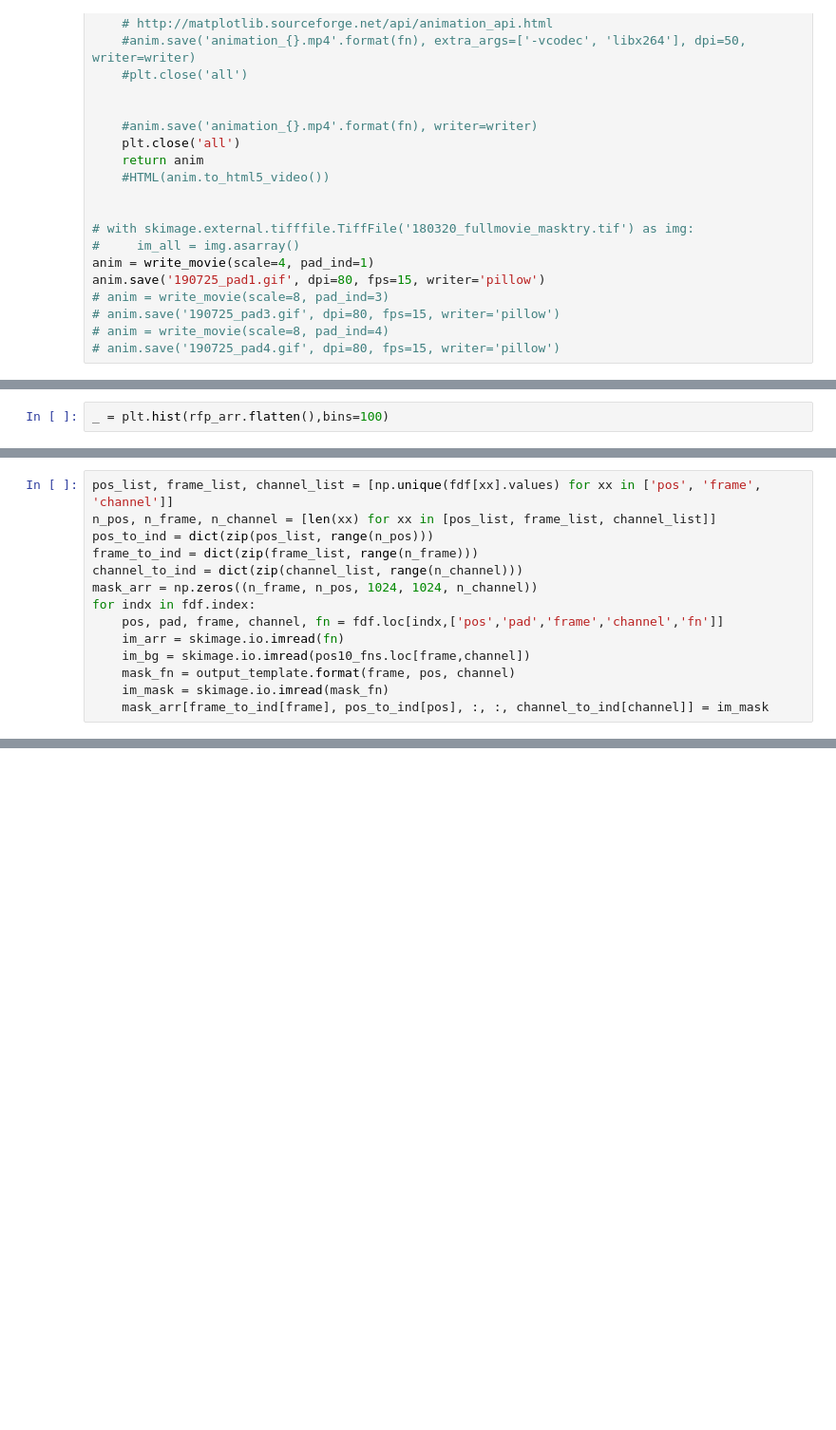
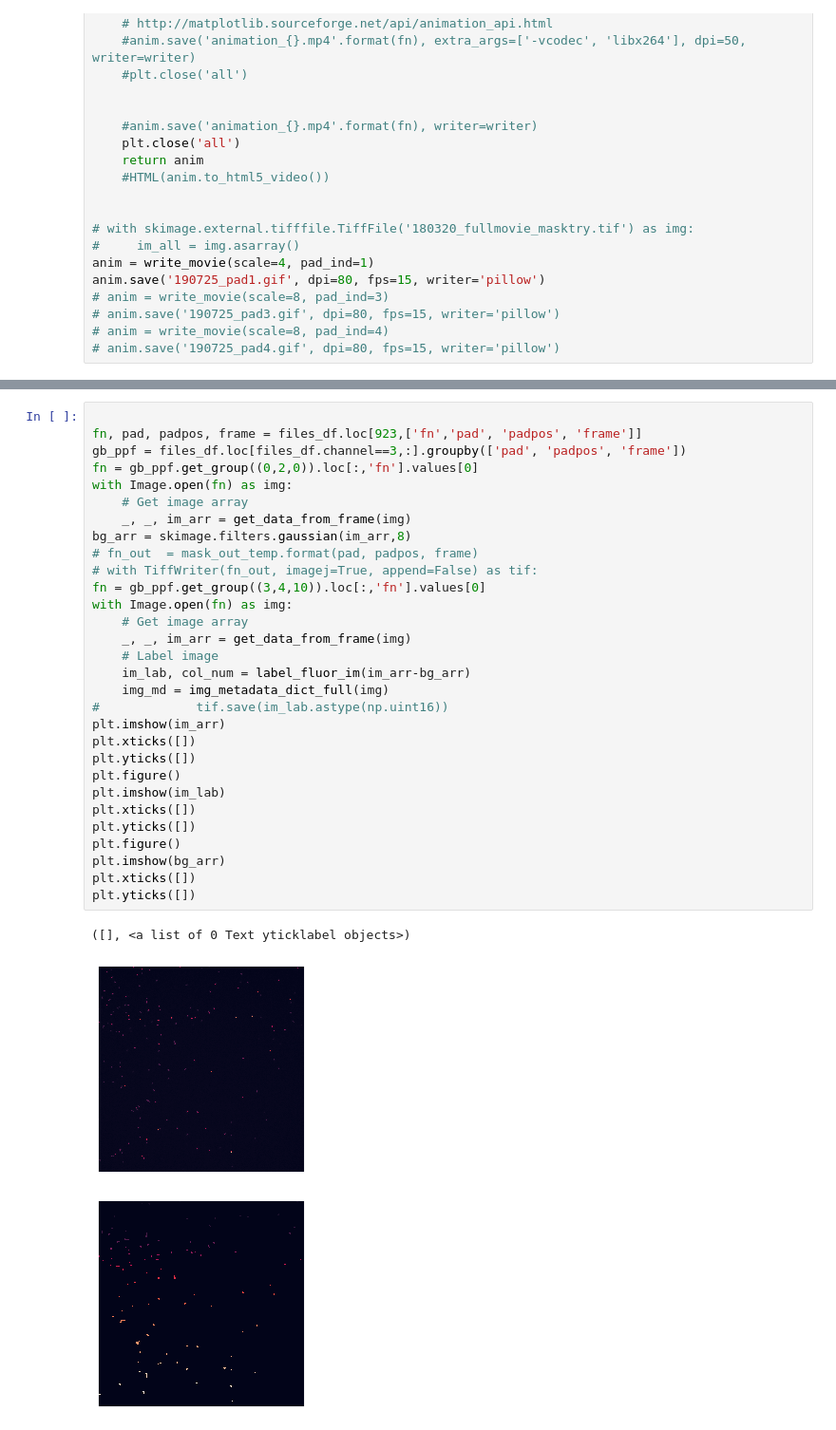
Before and after one commit to boospooky/microscope-movie-analysis, a Jupyter notebook: image_analysis.ipynb, the cells around one changed output, grey strips where cells are left out. Shown: that part at 95% size. Cells and saved outputs as stored; diff of their text form; blank space fills up the shorter version.

```diff
--- a/image_analysis.ipynb
+++ b/image_analysis.ipynb
@@ -950,2 +688,0 @@ plt.imshow(arr_rgb)
-# %%
-_ = plt.hist(rfp_arr.flatten(),bins=100)
@@ -1193,14 +688,0 @@ len(mask_files)
-# %%
-pos_list, frame_list, channel_list = [np.unique(fdf[xx].values) for xx in ['pos', 'frame', 'channel']]
-n_pos, n_frame, n_channel = [len(xx) for xx in [pos_list, frame_list, channel_list]]
-pos_to_ind = dict(zip(pos_list, range(n_pos)))
-frame_to_ind = dict(zip(frame_list, range(n_frame)))
-channel_to_ind = dict(zip(channel_list, range(n_channel)))
-mask_arr = np.zeros((n_frame, n_pos, 1024, 1024, n_channel))
-for indx in fdf.index:
-    pos, pad, frame, channel, fn = fdf.loc[indx,['pos','pad','frame','channel','fn']]
-    im_arr = skimage.io.imread(fn)
-    im_bg = skimage.io.imread(pos10_fns.loc[frame,channel])
-    mask_fn = output_template.format(frame, pos, channel)
-    im_mask = skimage.io.imread(mask_fn)
-    mask_arr[frame_to_ind[frame], pos_to_ind[pos], :, :, channel_to_ind[channel]] = im_mask
@@ -1347,0 +721,34 @@ np.diff(im_bool+0.0,axis=1).min()
+# %%
+
+fn, pad, padpos, frame = files_df.loc[923,['fn','pad', 'padpos', 'frame']]
+gb_ppf = files_df.loc[files_df.channel==3,:].groupby(['pad', 'padpos', 'frame'])
+fn = gb_ppf.get_group((0,2,0)).loc[:,'fn'].values[0]
+with Image.open(fn) as img:
+    # Get image array
+    _, _, im_arr = get_data_from_frame(img)
+bg_arr = skimage.filters.gaussian(im_arr,8)
+# fn_out  = mask_out_temp.format(pad, padpos, frame)
+# with TiffWriter(fn_out, imagej=True, append=False) as tif:
+fn = gb_ppf.get_group((3,4,10)).loc[:,'fn'].values[0]
+with Image.open(fn) as img:
+    # Get image array
+    _, _, im_arr = get_data_from_frame(img)
+    # Label image
+    im_lab, col_num = label_fluor_im(im_arr-bg_arr)
+    img_md = img_metadata_dict_full(img)
+#             tif.save(im_lab.astype(np.uint16))
+plt.imshow(im_arr)
+plt.xticks([])
+plt.yticks([])
+plt.figure()
+plt.imshow(im_lab)
+plt.xticks([])
+plt.yticks([])
+plt.figure()
+plt.imshow(bg_arr)
+plt.xticks([])
+plt.yticks([])
+# %% [output]
+([], <a list of 0 Text yticklabel objects>)
+[figure, added]
+[figure, added]
```
Also changed, not shown: parts of 46 cells of this notebook.
